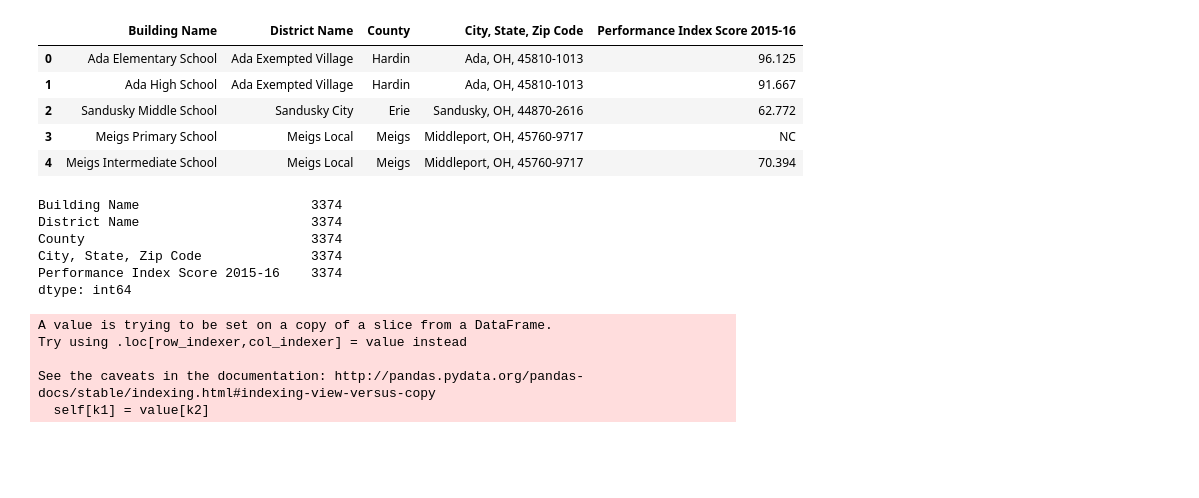
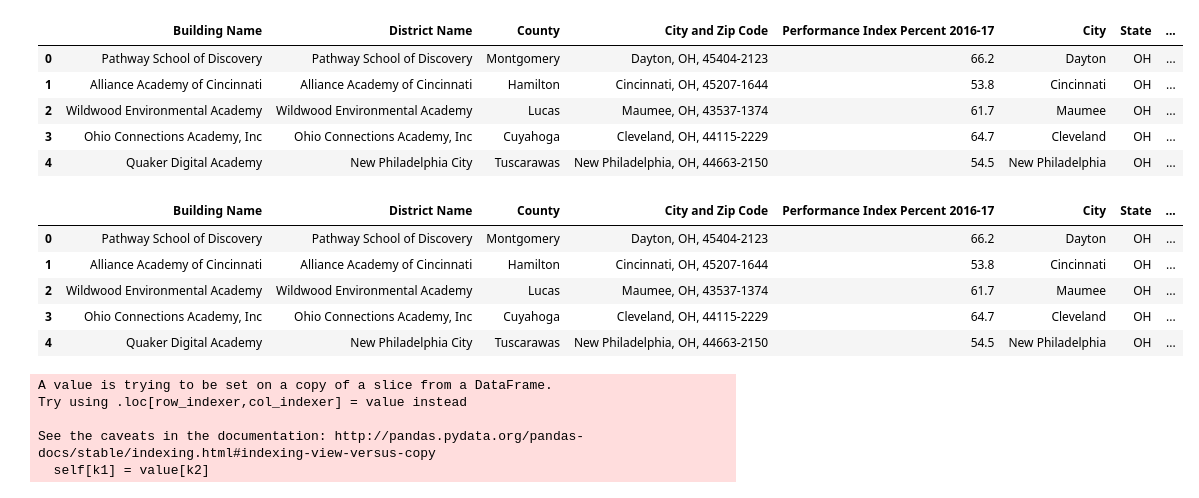
Before and after one commit to Teddi009x/Team_Scholastic_Crush, a Jupyter notebook: TeamScholasticCrush.ipynb, the cells around one changed output. Saved outputs shown, nothing was run; the diff lists cells and outputs as text; code cells hidden in the pictures; blank space fills up the shorter version.

```diff
--- a/TeamScholasticCrush.ipynb
+++ b/TeamScholasticCrush.ipynb
@@ -9,4 +9,4 @@ from pprint import pprint
 # %%
 csvpath = "Resources/Public_School_Data.csv"
 raw_data = pd.read_csv(csvpath)
-raw_data.head()
+charter_schools_data = pd.read_csv("Resources/1617_CS_ACHIEVEMENT.csv")
@@ -21,24 +13,28 @@ raw_data.head()
 # %%
-public_df = raw_data[["Building Name", "District Name", "County", "City, State, Zip Code", "Performance Index Score 2015-16"
-
-                     ]]
-public_df.head()
+public_df = raw_data[["Building Name", "District Name", "County", "City, State, Zip Code", "Performance Index Score 2015-16"]]
+charter_schools_df = charter_schools_data.loc[:, ['Building Name', 'District Name', 'County', 'City and Zip Code', 'Performance Index Percent 2016-17']]
-# %% [output]
-|  | Building Name | District Name | County | City, State, Zip Code | Performance Index Score 2015-16 |
-| 0 | Ada Elementary School | Ada Exempted Village | Hardin | Ada, OH, 45810-1013 | 96.125 |
-| 1 | Ada High School | Ada Exempted Village | Hardin | Ada, OH, 45810-1013 | 91.667 |
-| 2 | Sandusky Middle School | Sandusky City | Erie | Sandusky, OH, 44870-2616 | 62.772 |
-| 3 | Meigs Primary School | Meigs Local | Meigs | Middleport, OH, 45760-9717 | NC |
-| 4 | Meigs Intermediate School | Meigs Local | Meigs | Middleport, OH, 45760-9717 | 70.394 |
-# %%
-public_df.count()
-# %% [output]
-Building Name                      3374
-District Name                      3374
-County                             3374
-City, State, Zip Code              3374
-Performance Index Score 2015-16    3374
-dtype: int64
+# %%
+charter_schools_df[["City", "State", "Zip Code"]] = charter_schools_df["City and Zip Code"].str.split(",",expand=True).rename(columns=lambda x: f"string_{x+1}")
+charter_schools_df.head()
+# %% [output]
+|  | Building Name | District Name | County | City and Zip Code | Performance Index Percent 2016-17 | City | State | ... |
+| 0 | Pathway School of Discovery | Pathway School of Discovery | Montgomery | Dayton, OH, 45404-2123 | 66.2 | Dayton | OH | ... |
+| 1 | Alliance Academy of Cincinnati | Alliance Academy of Cincinnati | Hamilton | Cincinnati, OH, 45207-1644 | 53.8 | Cincinnati | OH | ... |
+| 2 | Wildwood Environmental Academy | Wildwood Environmental Academy | Lucas | Maumee, OH, 43537-1374 | 61.7 | Maumee | OH | ... |
+| 3 | Ohio Connections Academy, Inc | Ohio Connections Academy, Inc | Cuyahoga | Cleveland, OH, 44115-2229 | 64.7 | Cleveland | OH | ... |
+| 4 | Quaker Digital Academy | New Philadelphia City | Tuscarawas | New Philadelphia, OH, 44663-2150 | 54.5 | New Philadelphia | OH | ... |
+# %%
+charter_schools_df[["City", "State", "Zip Code"]] = charter_schools_df["City and Zip Code"].str.split(",",expand=True).rename(columns=lambda x: f"string_{x+1}")
+charter_schools_df[["Zip Code", "Code+4"]] = charter_schools_df["Zip Code"].str.split("-",expand=True).rename(columns=lambda x: f"string_{x+1}")
+charter_schools_df = charter_schools_df.loc[charter_schools_df["Performance Index Percent 2016-17"] != "NC"]
+charter_schools_df.head()
+# %% [output]
+|  | Building Name | District Name | County | City and Zip Code | Performance Index Percent 2016-17 | City | State | ... |
+| 0 | Pathway School of Discovery | Pathway School of Discovery | Montgomery | Dayton, OH, 45404-2123 | 66.2 | Dayton | OH | ... |
+| 1 | Alliance Academy of Cincinnati | Alliance Academy of Cincinnati | Hamilton | Cincinnati, OH, 45207-1644 | 53.8 | Cincinnati | OH | ... |
+| 2 | Wildwood Environmental Academy | Wildwood Environmental Academy | Lucas | Maumee, OH, 43537-1374 | 61.7 | Maumee | OH | ... |
+| 3 | Ohio Connections Academy, Inc | Ohio Connections Academy, Inc | Cuyahoga | Cleveland, OH, 44115-2229 | 64.7 | Cleveland | OH | ... |
+| 4 | Quaker Digital Academy | New Philadelphia City | Tuscarawas | New Philadelphia, OH, 44663-2150 | 54.5 | New Philadelphia | OH | ... |
 # %%
 public_df[["City","State", "Zip Code"]] = public_df["City, State, Zip Code"].str.split(",",expand=True)
 public_df.head()
```
Also changed, not shown: parts of 15 cells of this notebook, 1 other file.
